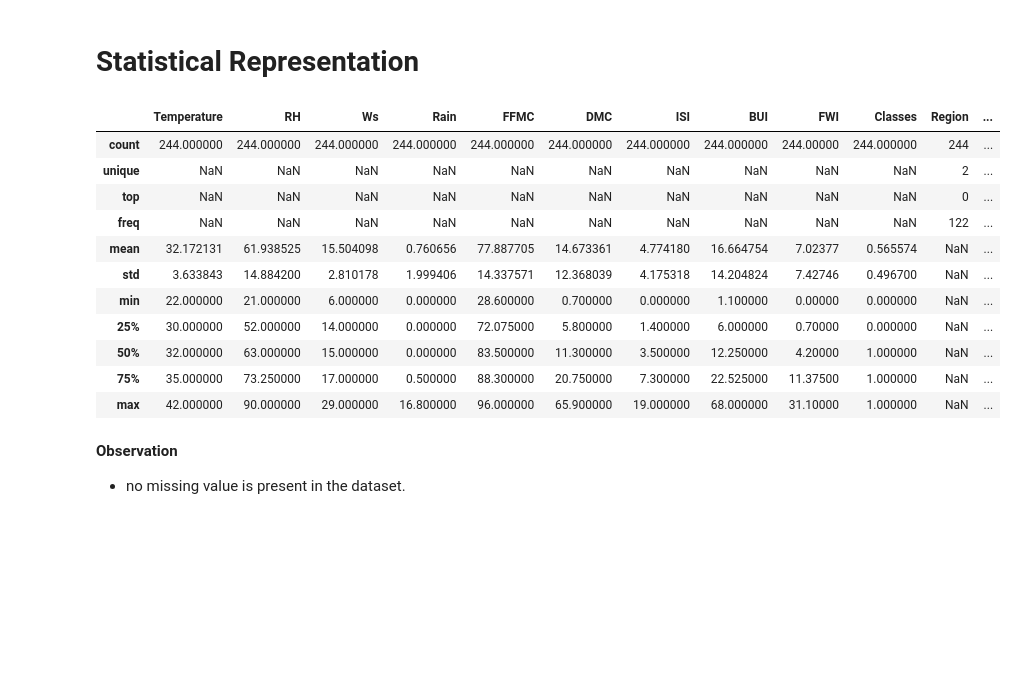
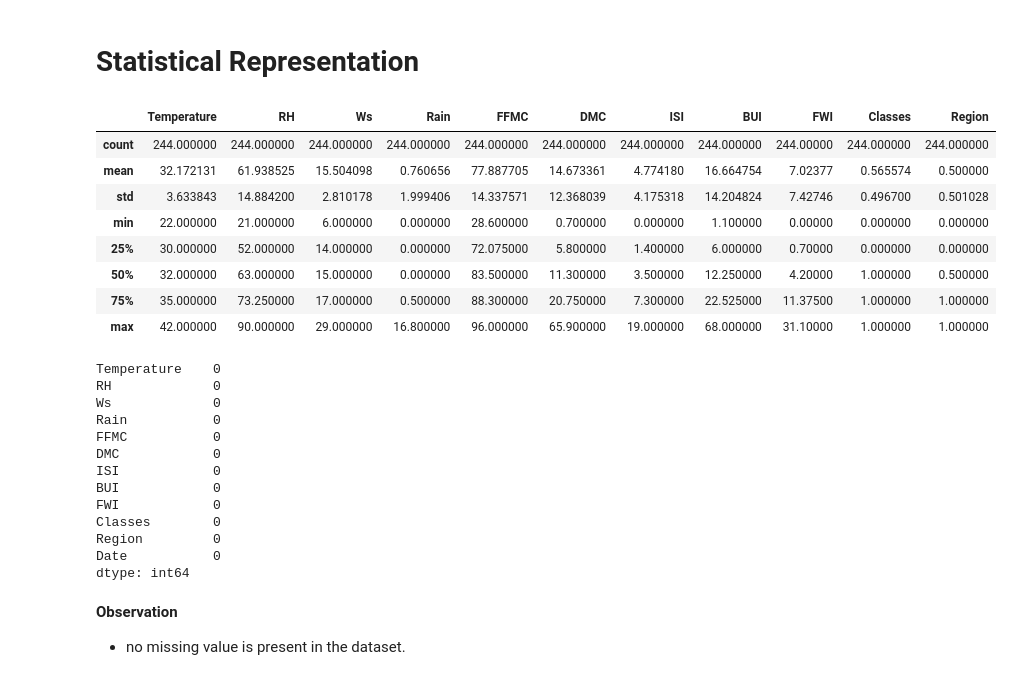
Before and after one commit to aakash-OM/aakash-OM-Algerian_Forest_Fire_ML_Model, a Jupyter notebook: 16_Oct_Logistic_Reg_on_Algerian_Dataset.ipynb, the cells around one changed output. Cells and saved outputs as stored; diff of their text form; code cells hidden in the pictures; blank space fills up the shorter version.

```diff
--- a/16_Oct_Logistic_Reg_on_Algerian_Dataset.ipynb
+++ b/16_Oct_Logistic_Reg_on_Algerian_Dataset.ipynb
@@ -111,0 +120,12 @@ array(['Bejaia', 'Sidi Bel-abbes'], dtype=object)
+# %%
+
+# Import label encoder
+from sklearn import preprocessing
+
+# label_encoder object knows how to understand word labels.
+label_encoder = preprocessing.LabelEncoder()
+
+# Encode labels in column 'species'.
+df['Region']= label_encoder.fit_transform(df['Region'])
+
+df['Region'].unique()
@@ -112,6 +134,6 @@ array(['Bejaia', 'Sidi Bel-abbes'], dtype=object)
 # %%
-df['Region'] = df['Region'].replace('Bejaia',0)
-df['Region'] = df['Region'].replace('Sidi-Bel Abbes',1)
+#df['Region'] = df['Region'].replace('Bejaia',0)
+#df['Region'] = df['Region'].replace('Sidi-Bel Abbes',1)
 # %%
 df.head()
 # %% [output]
@@ -160,20 +180,33 @@ df.shape
 # %% [markdown]
 # Statistical Representation
 # %%
-df.describe(include='all')
+df.describe()
 # %% [output]
-|  | Temperature | RH | Ws | Rain | FFMC | DMC | ISI | BUI | FWI | Classes | Region | ... |
-| count | 244.000000 | 244.000000 | 244.000000 | 244.000000 | 244.000000 | 244.000000 | 244.000000 | 244.000000 | 244.00000 | 244.000000 | 244 | ... |
-| unique | NaN | NaN | NaN | NaN | NaN | NaN | NaN | NaN | NaN | NaN | 2 | ... |
-| top | NaN | NaN | NaN | NaN | NaN | NaN | NaN | NaN | NaN | NaN | 0 | ... |
-| freq | NaN | NaN | NaN | NaN | NaN | NaN | NaN | NaN | NaN | NaN | 122 | ... |
-| mean | 32.172131 | 61.938525 | 15.504098 | 0.760656 | 77.887705 | 14.673361 | 4.774180 | 16.664754 | 7.02377 | 0.565574 | NaN | ... |
-| std | 3.633843 | 14.884200 | 2.810178 | 1.999406 | 14.337571 | 12.368039 | 4.175318 | 14.204824 | 7.42746 | 0.496700 | NaN | ... |
-| min | 22.000000 | 21.000000 | 6.000000 | 0.000000 | 28.600000 | 0.700000 | 0.000000 | 1.100000 | 0.00000 | 0.000000 | NaN | ... |
-| 25% | 30.000000 | 52.000000 | 14.000000 | 0.000000 | 72.075000 | 5.800000 | 1.400000 | 6.000000 | 0.70000 | 0.000000 | NaN | ... |
-| 50% | 32.000000 | 63.000000 | 15.000000 | 0.000000 | 83.500000 | 11.300000 | 3.500000 | 12.250000 | 4.20000 | 1.000000 | NaN | ... |
-| 75% | 35.000000 | 73.250000 | 17.000000 | 0.500000 | 88.300000 | 20.750000 | 7.300000 | 22.525000 | 11.37500 | 1.000000 | NaN | ... |
-| max | 42.000000 | 90.000000 | 29.000000 | 16.800000 | 96.000000 | 65.900000 | 19.000000 | 68.000000 | 31.10000 | 1.000000 | NaN | ... |
+|  | Temperature | RH | Ws | Rain | FFMC | DMC | ISI | BUI | FWI | Classes | Region |
+| count | 244.000000 | 244.000000 | 244.000000 | 244.000000 | 244.000000 | 244.000000 | 244.000000 | 244.000000 | 244.00000 | 244.000000 | 244.000000 |
+| mean | 32.172131 | 61.938525 | 15.504098 | 0.760656 | 77.887705 | 14.673361 | 4.774180 | 16.664754 | 7.02377 | 0.565574 | 0.500000 |
+| std | 3.633843 | 14.884200 | 2.810178 | 1.999406 | 14.337571 | 12.368039 | 4.175318 | 14.204824 | 7.42746 | 0.496700 | 0.501028 |
+| min | 22.000000 | 21.000000 | 6.000000 | 0.000000 | 28.600000 | 0.700000 | 0.000000 | 1.100000 | 0.00000 | 0.000000 | 0.000000 |
+| 25% | 30.000000 | 52.000000 | 14.000000 | 0.000000 | 72.075000 | 5.800000 | 1.400000 | 6.000000 | 0.70000 | 0.000000 | 0.000000 |
+| 50% | 32.000000 | 63.000000 | 15.000000 | 0.000000 | 83.500000 | 11.300000 | 3.500000 | 12.250000 | 4.20000 | 1.000000 | 0.500000 |
+| 75% | 35.000000 | 73.250000 | 17.000000 | 0.500000 | 88.300000 | 20.750000 | 7.300000 | 22.525000 | 11.37500 | 1.000000 | 1.000000 |
+| max | 42.000000 | 90.000000 | 29.000000 | 16.800000 | 96.000000 | 65.900000 | 19.000000 | 68.000000 | 31.10000 | 1.000000 | 1.000000 |
+# %%
+df.isnull().sum()
+# %% [output]
+Temperature    0
+RH             0
+Ws             0
+Rain           0
+FFMC           0
+DMC            0
+ISI            0
+BUI            0
+FWI            0
+Classes        0
+Region         0
+Date           0
+dtype: int64
 # %% [markdown]
 **Observation**
 - no missing value is present in the dataset.
```
Also changed, not shown: parts of 145 cells of this notebook.
